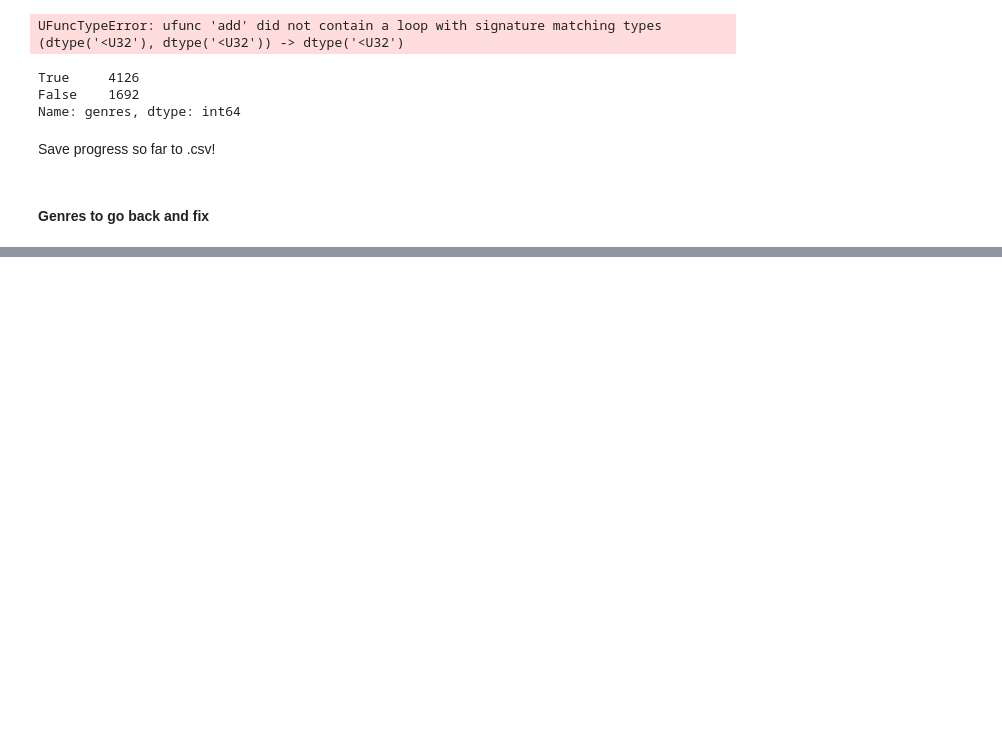
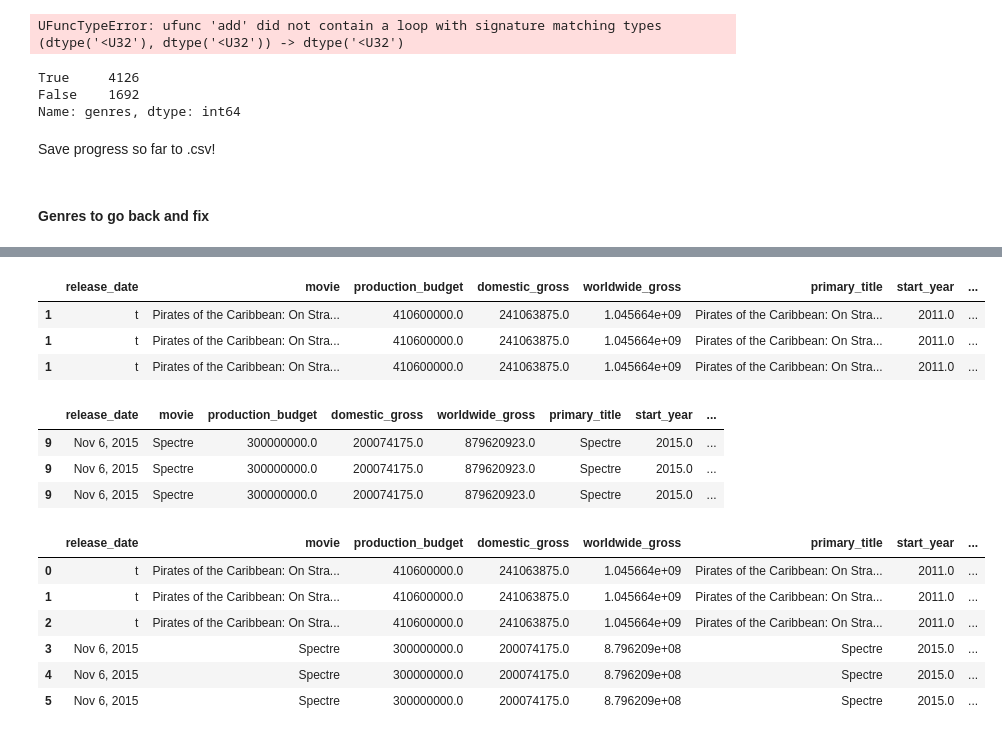
Before and after one commit to ran0027/microsoft_movie_analysis, a Jupyter notebook: Untitled.ipynb, the cells around one changed output, grey strips where cells are left out. Saved outputs shown, nothing was run; the diff lists cells and outputs as text; code cells hidden in the pictures; blank space fills up the shorter version.

```diff
--- a/Untitled.ipynb
+++ b/Untitled.ipynb
@@ -887,0 +1003,46 @@ all_movies.to_csv('processedData/all_movies.csv', index=False)
+# %%
+test = production_company_analysis.loc[1].copy() # everywhere that you see test, replace with current row!
+
+companies = [ company for company in test['production_companies'] ]
+
+n = len(companies)
+
+test2 = pd.DataFrame([test]*n).copy()
+
+test2['production_companies'] = companies
+
+test2
+# %% [output]
+|  | release_date | movie | production_budget | domestic_gross | worldwide_gross | primary_title | start_year | ... |
+| 1 | t | Pirates of the Caribbean: On Stra... | 410600000.0 | 241063875.0 | 1.045664e+09 | Pirates of the Caribbean: On Stra... | 2011.0 | ... |
+| 1 | t | Pirates of the Caribbean: On Stra... | 410600000.0 | 241063875.0 | 1.045664e+09 | Pirates of the Caribbean: On Stra... | 2011.0 | ... |
+| 1 | t | Pirates of the Caribbean: On Stra... | 410600000.0 | 241063875.0 | 1.045664e+09 | Pirates of the Caribbean: On Stra... | 2011.0 | ... |
+# %%
+test3 = production_company_analysis.loc[9].copy() # everywhere that you see test, replace with current row!
+
+companies = [ company for company in test3['production_companies'] ]
+
+n = len(companies)
+
+test4 = pd.DataFrame([test3]*n).copy()
+
+test4['production_companies'] = companies
+
+test4
+# %% [output]
+|  | release_date | movie | production_budget | domestic_gross | worldwide_gross | primary_title | start_year | ... |
+| 9 | Nov 6, 2015 | Spectre | 300000000.0 | 200074175.0 | 879620923.0 | Spectre | 2015.0 | ... |
+| 9 | Nov 6, 2015 | Spectre | 300000000.0 | 200074175.0 | 879620923.0 | Spectre | 2015.0 | ... |
+| 9 | Nov 6, 2015 | Spectre | 300000000.0 | 200074175.0 | 879620923.0 | Spectre | 2015.0 | ... |
+# %%
+all_series = [test2, test4]
+
+pd.concat(all_series).reset_index(drop=True)
+# %% [output]
+|  | release_date | movie | production_budget | domestic_gross | worldwide_gross | primary_title | start_year | ... |
+| 0 | t | Pirates of the Caribbean: On Stra... | 410600000.0 | 241063875.0 | 1.045664e+09 | Pirates of the Caribbean: On Stra... | 2011.0 | ... |
+| 1 | t | Pirates of the Caribbean: On Stra... | 410600000.0 | 241063875.0 | 1.045664e+09 | Pirates of the Caribbean: On Stra... | 2011.0 | ... |
+| 2 | t | Pirates of the Caribbean: On Stra... | 410600000.0 | 241063875.0 | 1.045664e+09 | Pirates of the Caribbean: On Stra... | 2011.0 | ... |
+| 3 | Nov 6, 2015 | Spectre | 300000000.0 | 200074175.0 | 8.796209e+08 | Spectre | 2015.0 | ... |
+| 4 | Nov 6, 2015 | Spectre | 300000000.0 | 200074175.0 | 8.796209e+08 | Spectre | 2015.0 | ... |
+| 5 | Nov 6, 2015 | Spectre | 300000000.0 | 200074175.0 | 8.796209e+08 | Spectre | 2015.0 | ... |
```
Also changed, not shown: parts of 24 cells of this notebook.
